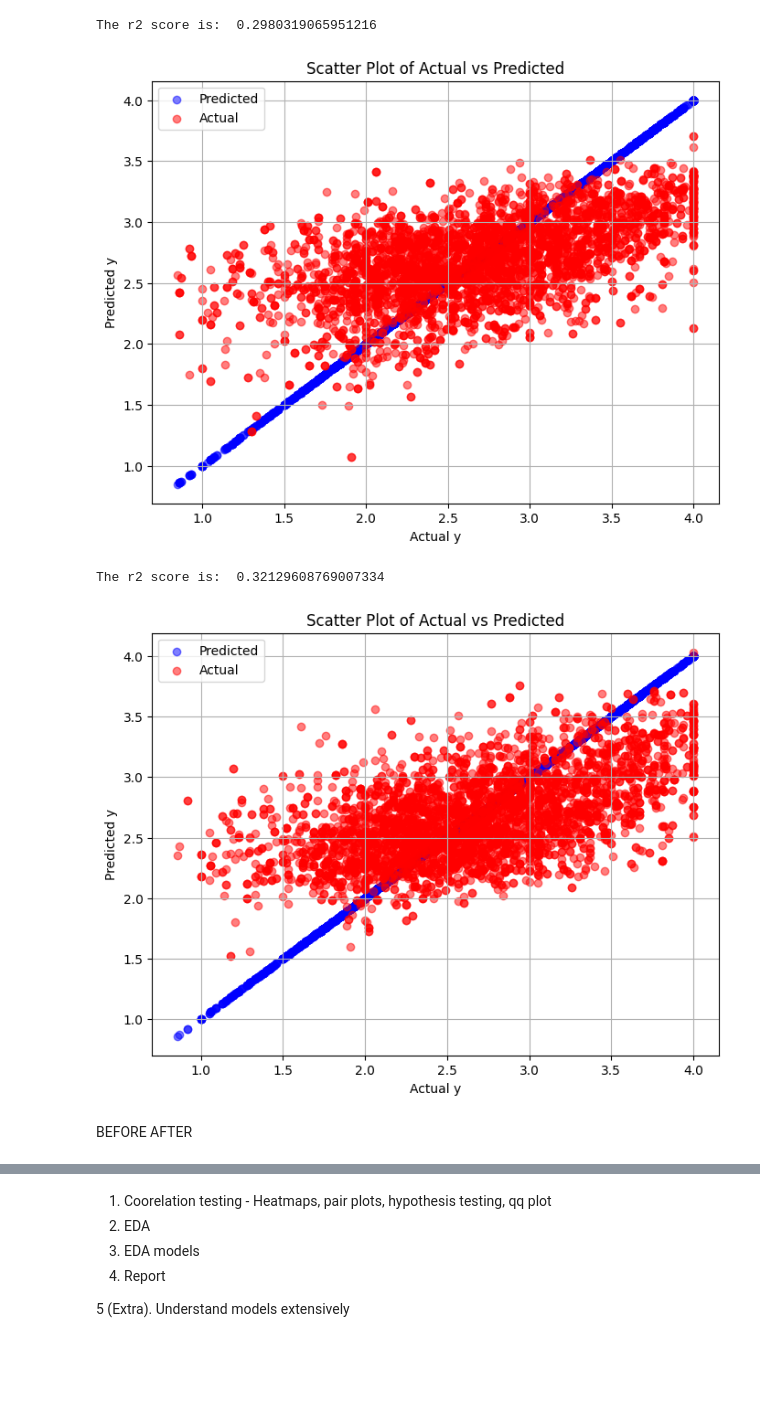
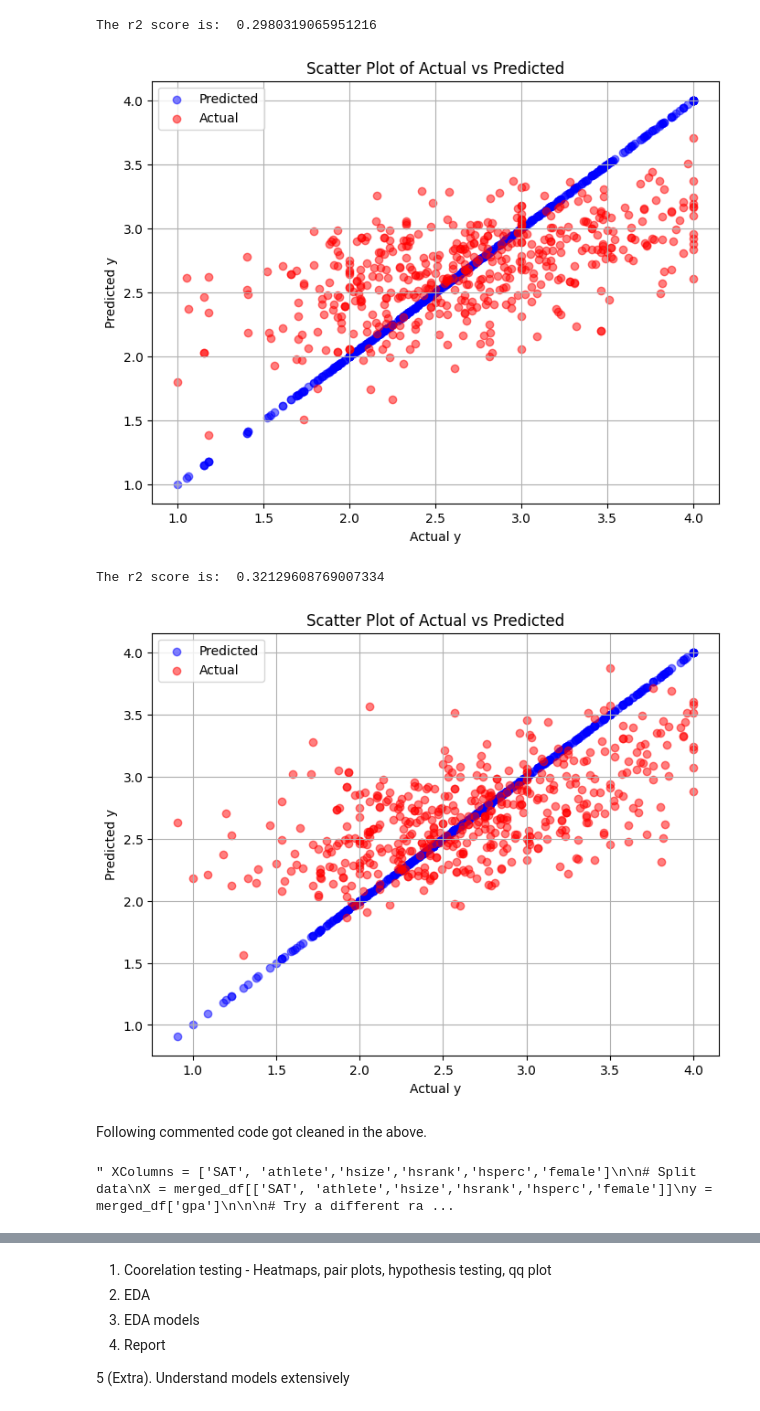
Before and after one commit to MyronTadros/DataScienceProject, a Jupyter notebook: notebook.ipynb, the cells around one changed output, grey strips where cells are left out. Cells and saved outputs as stored; diff of their text form; code cells hidden in the pictures; blank space fills up the shorter version.

```diff
--- a/notebook.ipynb
+++ b/notebook.ipynb
@@ -17,10 +28,16 @@ from scipy import stats
 merged_df= pd.read_csv('GPA2.csv')
 # %%
 success =[]
+successCount = 0;
+failCount = 0;
 for i in merged_df["gpa"]:
     if(i >= (3)):
         success.append(True)
+        successCount+= 1
     else:
         success.append(False)
+        failCount+=1
 
 merged_df.insert(7,"Success", success);
+print("Succes Count is: ", successCount)
+print("Fail Count is: ", failCount)
@@ -316,9 +331,5 @@ Note: you may need to restart the kernel to use updated packages.
 # %% [markdown]
 REMOVING OUTLIERS
-# %%
-# Split data
-X = merged_df[['SAT', 'athlete','hsize','hsrank','hsperc','female']]
-y = merged_df['gpa']
 # %%
 change = 25
 
@@ -417,22 +408,22 @@ print ("The r2 score is: ", r2_score(y_no_outliers,y_pred_all_unnormalized))
 # %% [output]
 The r2 score is:  0.2980319065951216
 # %%
-numss = [np.random.randint(1,len(y_no_outliers)) for _ in range(len(y_no_outliers))]
+numss = [np.random.randint(1,len(y_no_outliers)) for _ in range(500)]
 y_rand = y_no_outliers.iloc[numss]
 y_pred_rand = y_pred_all_unnormalized[numss]
 
 # Assuming y_pred_all_unnormalized and y are numpy arrays of the same length
 plt.figure(figsize=(8, 6))
 plt.scatter(y_rand, y_rand, color='blue', label='Predicted', alpha=0.5)
 plt.scatter(y_rand, y_pred_rand, color='red', label='Actual', alpha=0.5)  # Actual values
 plt.xlabel('Actual y')
 plt.ylabel('Predicted y')
 plt.title('Scatter Plot of Actual vs Predicted')
 plt.legend()
 plt.grid(True)
 plt.show()
 # %% [output]
-[figure, old version]
+[figure, new version]
 # %%
 X_train, X_test, y_train, y_test = train_test_split(X_no_outliers, y_no_outliers, test_size=0.2, random_state=50)
 best_model = 0
@@ -483,7 +474,7 @@ print ("The r2 score is: ", r2_score(y_no_outliers,y_pred_all_unnormalized))
 # %% [output]
 The r2 score is:  0.32129608769007334
 # %%
-numss = [np.random.randint(1,len(y_no_outliers)) for _ in range(len(y_no_outliers))]
+numss = [np.random.randint(1,len(y_no_outliers)) for _ in range(500)]
 y_rand = y_no_outliers.iloc[numss]
 y_pred_rand = y_pred_all_unnormalized[numss]
 
@@ -498,12 +489,11 @@ plt.legend()
 plt.grid(True)
 plt.show()
 # %% [output]
-[figure, old version]
+[figure, new version]
-# %% [markdown]
-BEFORE
-AFTER
+# %% [markdown]
+Following commented code got cleaned in the above.
 # %%
-XColumns = ['SAT', 'athlete','hsize','hsrank','hsperc','female']
+""" XColumns = ['SAT', 'athlete','hsize','hsrank','hsperc','female']
 
 # Split data
 X = merged_df[['SAT', 'athlete','hsize','hsrank','hsperc','female']]
@@ -518,5 +508,7 @@ std_X = np.std(X_train, axis=0)
 mean_y = np.mean(y_train)
 std_y = np.std(y_train)
 X_train_norm = (X_train - mean_X) / std_X
-y_train_norm = (y_train - mean_y) / std_y
+y_train_norm = (y_train - mean_y) / std_y """
+# %% [output]
+" XColumns = ['SAT', 'athlete','hsize','hsrank','hsperc','female']\n\n# Split data\nX = merged_df[['SAT', 'athlete','hsize','hsrank','hsperc','female']]\ny = merged_df['gpa']\n\n\n# Try a different ra ...
 # %%
```
Also changed, not shown: parts of 17 cells of this notebook.
